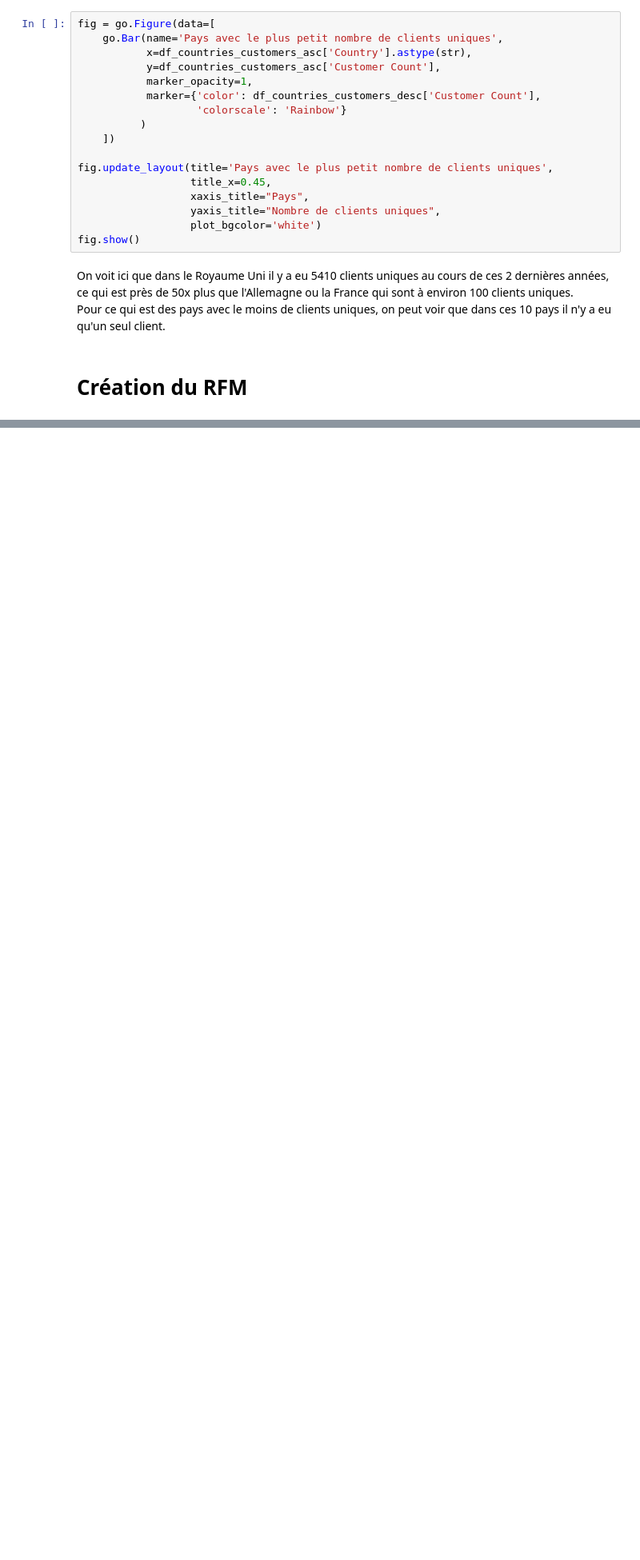
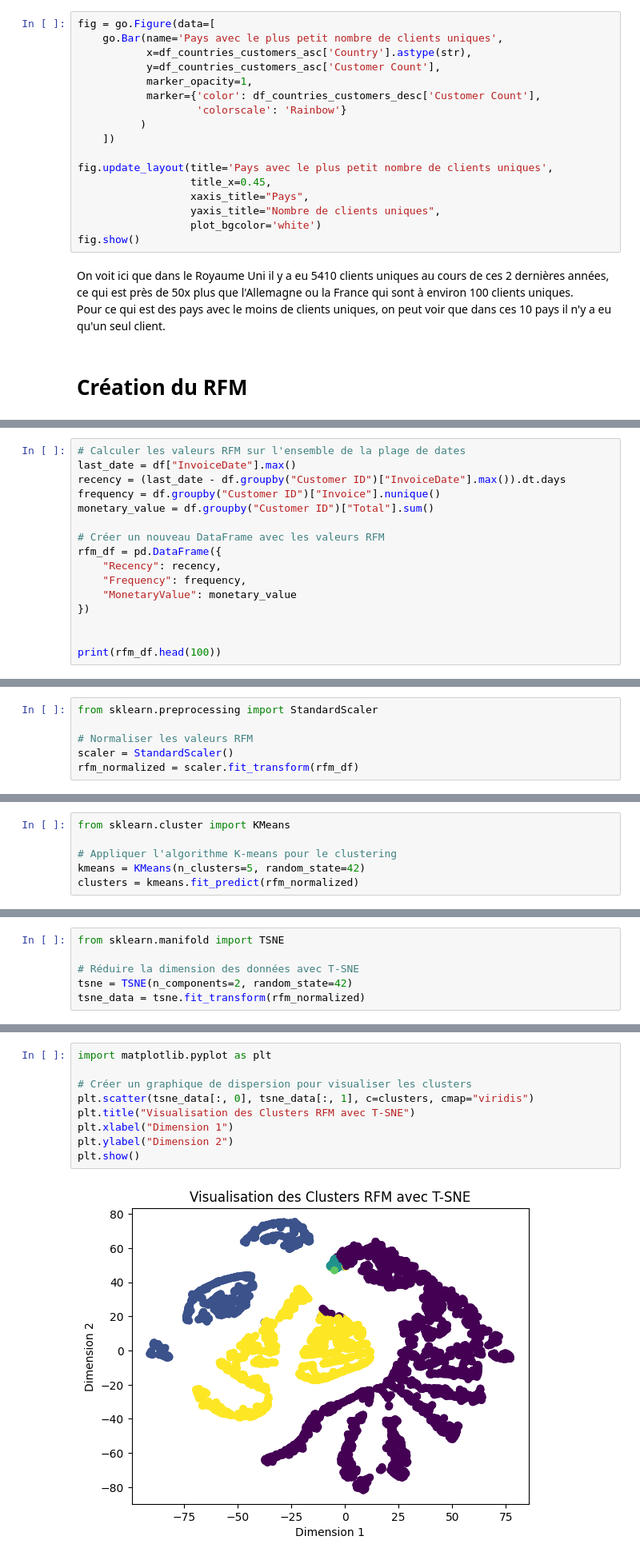
Before and after one commit to Shadume/Online_Retail-Customer_segmentation, a Jupyter notebook: main.ipynb, the cells around one changed output, grey strips where cells are left out. Shown at 80% size. Drawn from its saved outputs; the diff is of its cells as text; blank space fills up the shorter version.

Commit message:
RFM, K-means, T-SNE

```diff
--- a/main.ipynb
+++ b/main.ipynb
@@ -289,0 +309,16 @@ Pour ce qui est des pays avec le moins de clients uniques, on peut voir que dans
+# %%
+# Calculer les valeurs RFM sur l'ensemble de la plage de dates
+last_date = df["InvoiceDate"].max()
+recency = (last_date - df.groupby("Customer ID")["InvoiceDate"].max()).dt.days
+frequency = df.groupby("Customer ID")["Invoice"].nunique()
+monetary_value = df.groupby("Customer ID")["Total"].sum()
+
+# Créer un nouveau DataFrame avec les valeurs RFM
+rfm_df = pd.DataFrame({
+    "Recency": recency,
+    "Frequency": frequency,
+    "MonetaryValue": monetary_value
+})
+
+
+print(rfm_df.head(100))
@@ -289,0 +375,6 @@ Pour ce qui est des pays avec le moins de clients uniques, on peut voir que dans
+# %%
+from sklearn.preprocessing import StandardScaler
+
+# Normaliser les valeurs RFM
+scaler = StandardScaler()
+rfm_normalized = scaler.fit_transform(rfm_df)
@@ -289,0 +383,6 @@ Pour ce qui est des pays avec le moins de clients uniques, on peut voir que dans
+# %%
+from sklearn.cluster import KMeans
+
+# Appliquer l'algorithme K-means pour le clustering
+kmeans = KMeans(n_clusters=5, random_state=42)
+clusters = kmeans.fit_predict(rfm_normalized)
@@ -289,0 +393,6 @@ Pour ce qui est des pays avec le moins de clients uniques, on peut voir que dans
+# %%
+from sklearn.manifold import TSNE
+
+# Réduire la dimension des données avec T-SNE
+tsne = TSNE(n_components=2, random_state=42)
+tsne_data = tsne.fit_transform(rfm_normalized)
@@ -289,0 +401,11 @@ Pour ce qui est des pays avec le moins de clients uniques, on peut voir que dans
+# %%
+import matplotlib.pyplot as plt
+
+# Créer un graphique de dispersion pour visualiser les clusters
+plt.scatter(tsne_data[:, 0], tsne_data[:, 1], c=clusters, cmap="viridis")
+plt.title("Visualisation des Clusters RFM avec T-SNE")
+plt.xlabel("Dimension 1")
+plt.ylabel("Dimension 2")
+plt.show()
+# %% [output]
+[figure, added]
```
Also changed, not shown: parts of 13 cells of this notebook.
